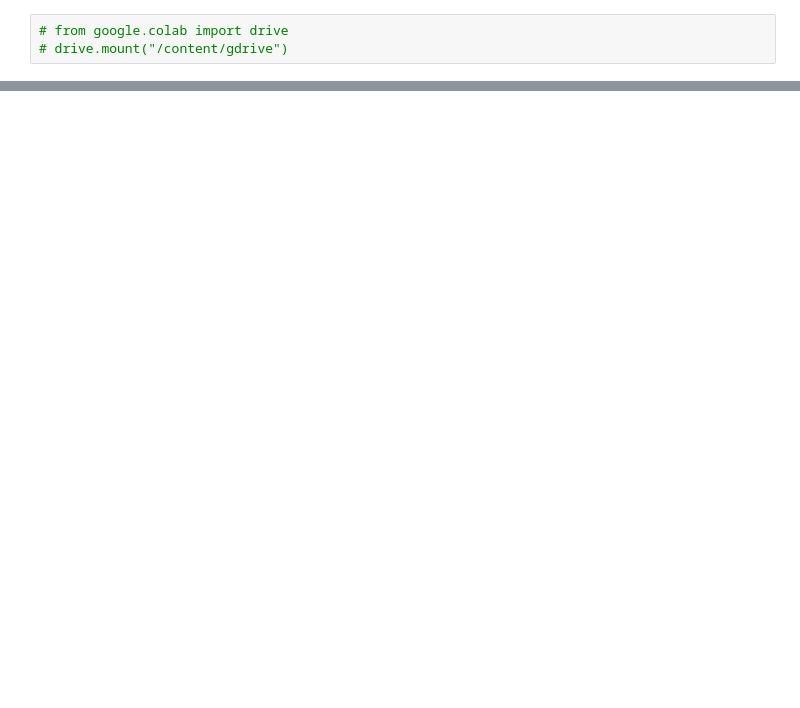
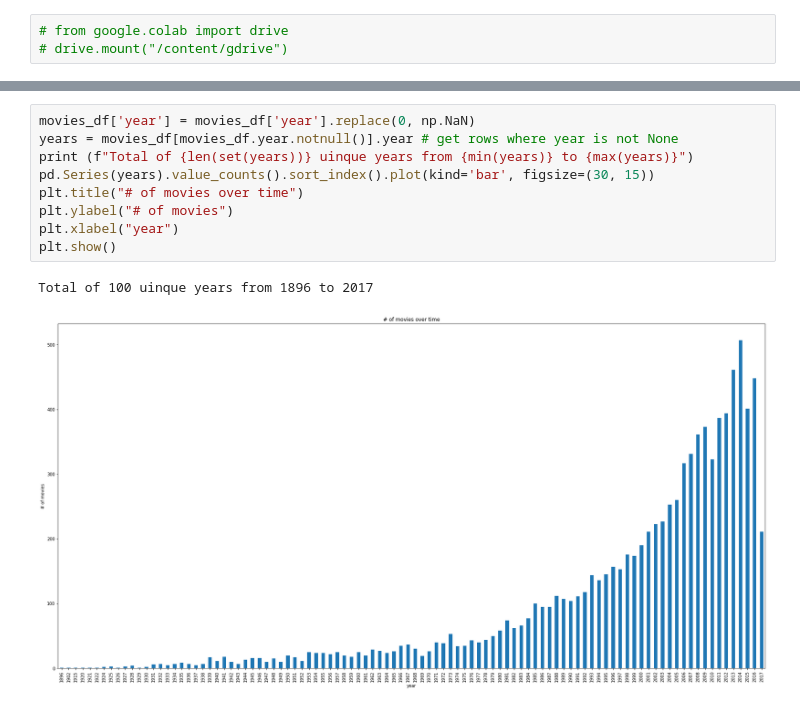
Before and after one commit to tylimbach/MovieRecommender, a Jupyter notebook: movie_recommender.ipynb, the cells around one changed output, grey strips where cells are left out. Cells and saved outputs as stored; diff of their text form; blank space fills up the shorter version.

```diff
--- a/movie_recommender.ipynb
+++ b/movie_recommender.ipynb
@@ -317,0 +288,12 @@ Backup Code Unused
+# %%
+movies_df['year'] = movies_df['year'].replace(0, np.NaN)
+years = movies_df[movies_df.year.notnull()].year # get rows where year is not None
+print (f"Total of {len(set(years))} uinque years from {min(years)} to {max(years)}")
+pd.Series(years).value_counts().sort_index().plot(kind='bar', figsize=(30, 15))
+plt.title("# of movies over time")
+plt.ylabel("# of movies")
+plt.xlabel("year")
+plt.show()
+# %% [output]
+Total of 100 uinque years from 1896 to 2017
+[figure, added]
```
Also changed, not shown: parts of 41 cells of this notebook.
